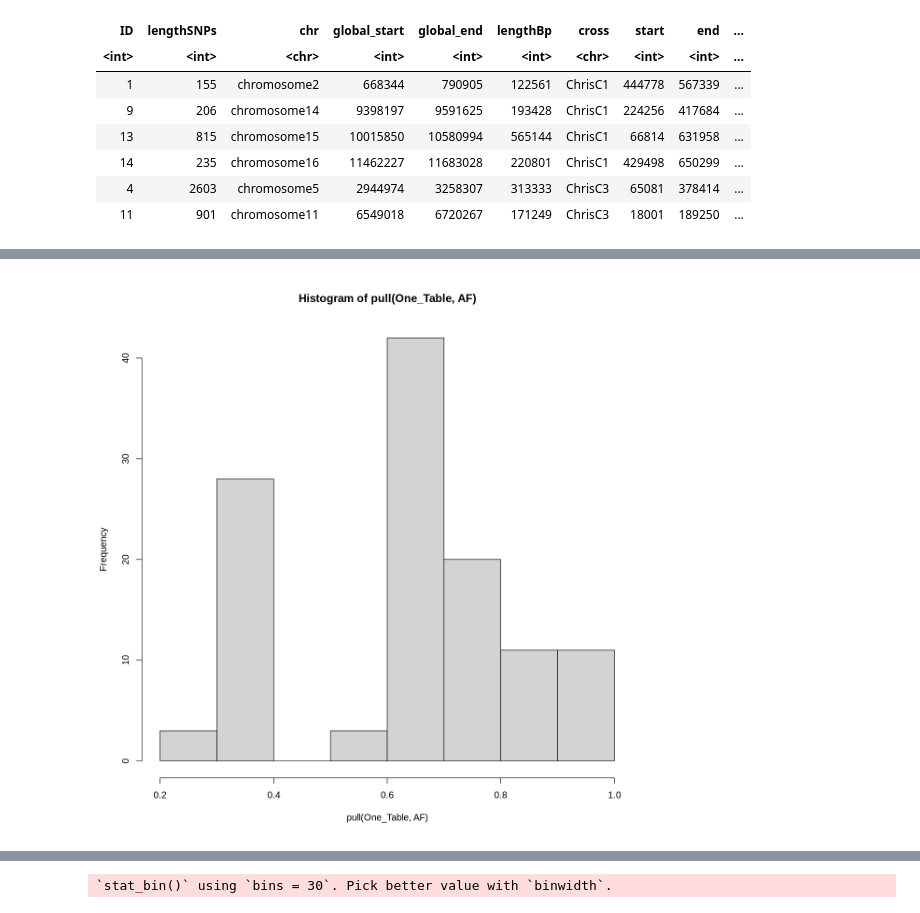
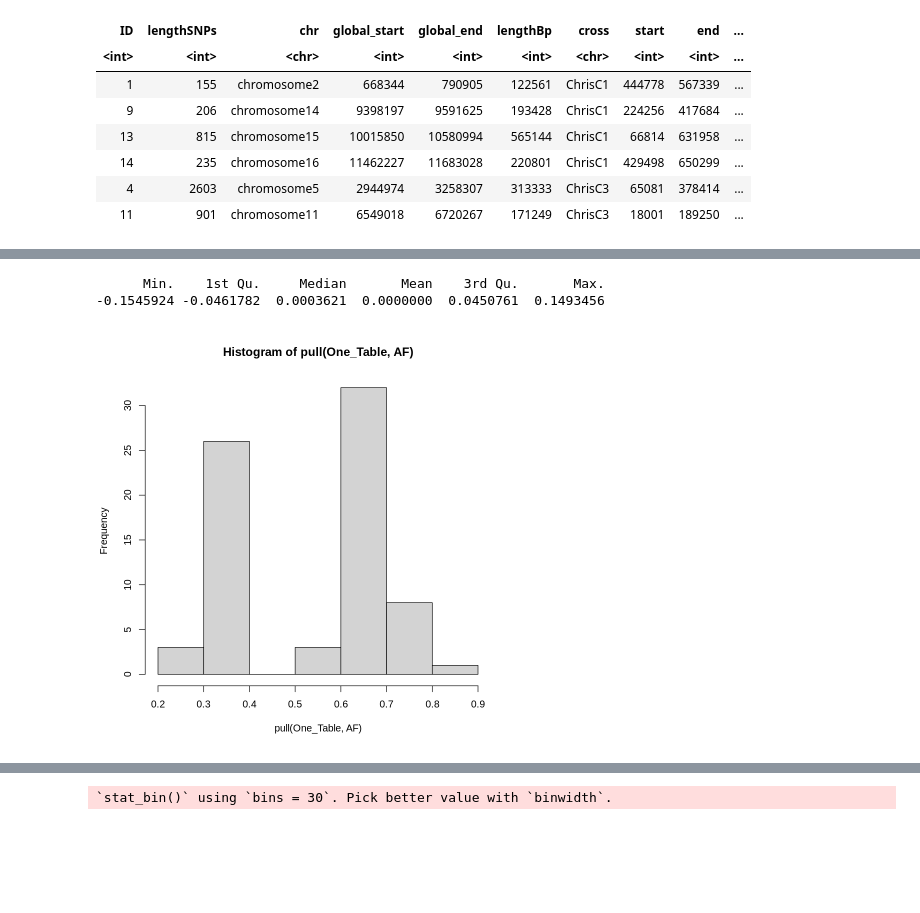
Before and after one commit to jnrunge/TRD, a Jupyter notebook: 03_GenomicSignals/03_PutItAllTogether.ipynb, the cells around one changed output, grey strips where cells are left out. Saved outputs shown, nothing was run; the diff lists cells and outputs as text; code cells hidden in the pictures; blank space fills up the shorter version.

Commit message:
work on draft (interpretations at this time) and filtering TRD, and signals, and HTML output

```diff
--- a/03_GenomicSignals/03_PutItAllTogether.ipynb
+++ b/03_GenomicSignals/03_PutItAllTogether.ipynb
@@ -113,0 +195,5 @@ A tidytable: 6 x 20
+# %%
+# the noisyness algorithms do not really help me get a result that makes visual sense, so I will just exclude crosses based on visual deduction
+
+excluded_crosses<-c("YJNRC29","YJNRC30","YJNRC31","YJNRC32","YJNRC4","YJNRC9")
+One_Table<-filter(One_Table, !(cross %in% excluded_crosses))
@@ -114,23 +244,53 @@ A tidytable: 6 x 20
+# %%
+summary(get_and_plot_AF(filter(One_Table, paste(cross, ID)=="ChrisC1 9"), FALSE)[[2]]$residuals)
+# %% [output]
+      Min.    1st Qu.     Median       Mean    3rd Qu.       Max.
+-0.1545924 -0.0461782  0.0003621  0.0000000  0.0450761  0.1493456
 # %%
+# I will also exclude TRD that do not rise and fall or that span entire chromosomes
+
+
+# &
+
 # we need to know which direction the distortion is and how strong it is
 # to distinguish different cases
 
 # just add AF to all TRD regions
 
-One_Table<-mutate(One_Table, AF=NA)
+One_Table<-mutate(One_Table, AF=NA, AF_lm_int=NA, AF_lm_poly1=NA, AF_lm_poly2=NA, AF_lm_r2=NA, AF_lm_anova=NA, AF_lm_anova_RSS=NA, AF_lm_poly1_1=NA,
+                 AF_lm_resid_median=NA)
 
 for(i in 1:nrow(One_Table)){
     OT_slice<-slice(One_Table, i)
-    AF_file<-paste0("/home/jnrunge/data/TRD/results/shiny/",pull(OT_slice, cross),"-AF.csv.gz")
-    AF<-fread(AF_file)
-    AF<-filter(AF, chr==pull(OT_slice,chr) & global_pos >= pull(OT_slice, global_start) & global_pos <= pull(OT_slice, global_end))
-    AF_value<-mean(pull(AF,AD_A1)/pull(AF,sumCount))
+    AF_values<-get_and_plot_AF(OT_slice,FALSE)
+    AF_value<-AF_values[[1]]
+    AF_lm<-AF_values[[2]]
+    AF_lm_p1<-AF_values[[3]]
+    AF_lm_anova_val<-AF_values[[4]]
+
     One_Table<-mutate(One_Table, AF=ifelse(ID==pull(OT_slice,ID) & cross == pull(OT_slice, cross),
-                                           AF_value, AF))
+                                           AF_value, AF),
+                     AF_lm_int=ifelse(ID==pull(OT_slice,ID) & cross == pull(OT_slice, cross),AF_lm$coefficients[1],
+                              AF_lm_int),
+                     AF_lm_poly1=ifelse(ID==pull(OT_slice,ID) & cross == pull(OT_slice, cross),AF_lm$coefficients[2],
+                              AF_lm_poly1),
+                     AF_lm_poly2=ifelse(ID==pull(OT_slice,ID) & cross == pull(OT_slice, cross),AF_lm$coefficients[3],
+                              AF_lm_poly2),
+                      AF_lm_r2=ifelse(ID==pull(OT_slice,ID) & cross == pull(OT_slice, cross),summary(AF_lm)$r.squared,
+                              AF_lm_r2),
+                      AF_lm_resid_median=ifelse(ID==pull(OT_slice,ID) & cross == pull(OT_slice, cross),median(AF_lm$residuals),
+                              AF_lm_resid_median),
+                      AF_lm_anova=ifelse(ID==pull(OT_slice,ID) & cross == pull(OT_slice, cross),AF_lm_anova_val$`Pr(>F)`[2],
+                              AF_lm_anova),
+                                        AF_lm_anova_RSS=ifelse(ID==pull(OT_slice,ID) & cross == pull(OT_slice, cross),AF_lm_anova_val$`Sum of Sq`[2],
+                              AF_lm_anova_RSS),
+                      AF_lm_poly1_1=ifelse(ID==pull(OT_slice,ID) & cross == pull(OT_slice, cross),AF_lm_p1$coefficients[2],
+                              AF_lm_poly1_1)
+                     )
 }
 
 hist(pull(One_Table, AF))
 
 One_Table<-mutate(One_Table, Distorter=ifelse(AF>0.5,"1","2"))
 # %% [output]
-[figure, old version]
+[figure, new version]
```
Also changed, not shown: parts of 18 cells of this notebook, 6 other files.
